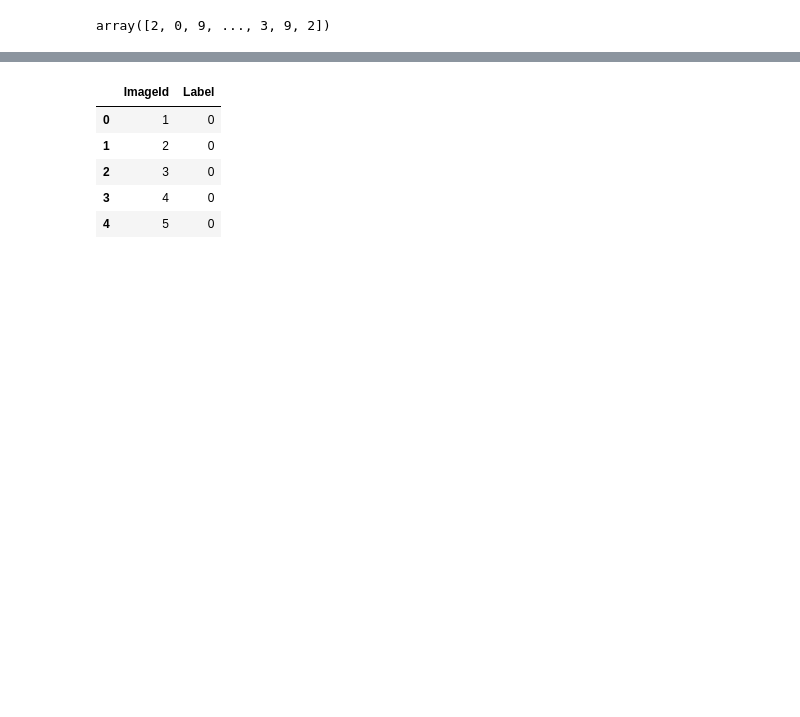
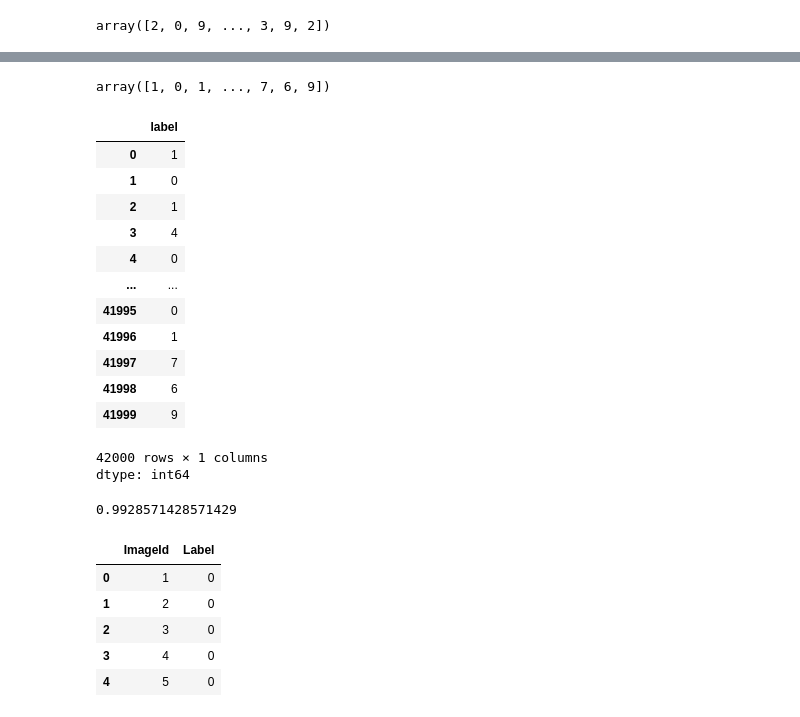
Before and after one commit to lalitha-sahitya/Handwritten-digit-recognition, a Jupyter notebook: digit_classification.ipynb, the cells around one changed output, grey strips where cells are left out. Cells and saved outputs as stored; diff of their text form; code cells hidden in the pictures; blank space fills up the shorter version.

```diff
--- a/digit_classification.ipynb
+++ b/digit_classification.ipynb
@@ -146,3 +182,29 @@ array([2, 0, 9, ..., 3, 9, 2])
+# %%
+m
+# %% [output]
+array([1, 0, 1, ..., 7, 6, 9])
+# %%
+data.iloc[:,0]
+# %% [output]
+|  | label |
+| 0 | 1 |
+| 1 | 0 |
+| 2 | 1 |
+| 3 | 4 |
+| 4 | 0 |
+| ... | ... |
+| 41995 | 0 |
+| 41996 | 1 |
+| 41997 | 7 |
+| 41998 | 6 |
+| 41999 | 9 |
+42000 rows × 1 columns
+dtype: int64
+# %%
+from sklearn.metrics import accuracy_score
+accuracy_score(data.iloc[:,0],m)
+# %% [output]
+0.9928571428571429
 # %%
 sub=pd.read_csv('/content/digit-recognizer/sample_submission.csv')
 # %%
```
Also changed, not shown: parts of 16 cells of this notebook.
